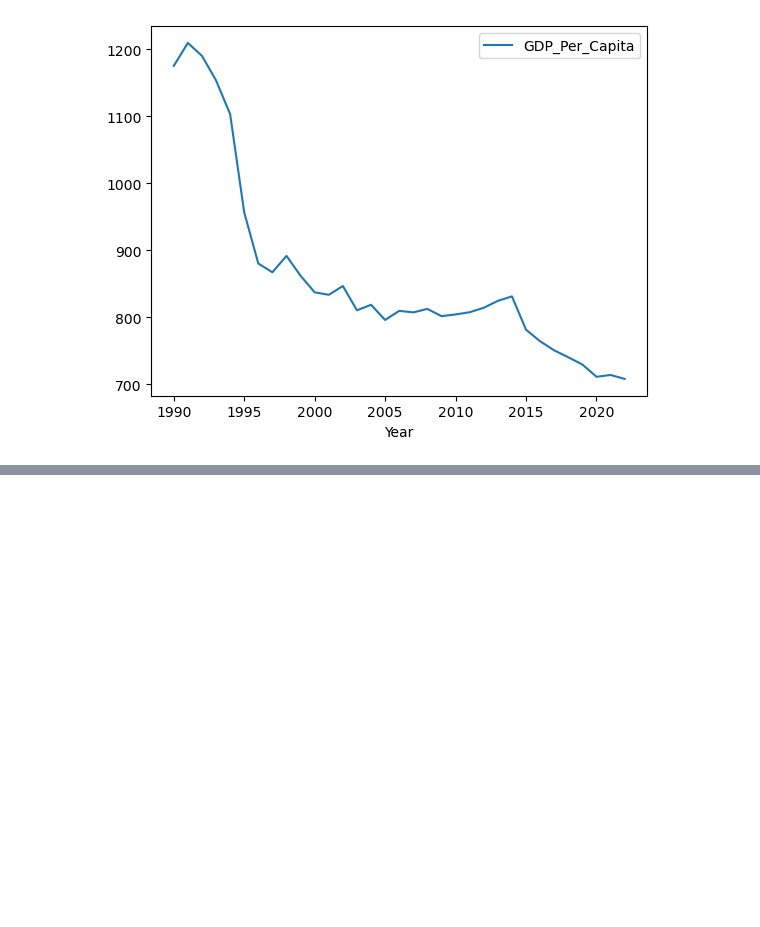
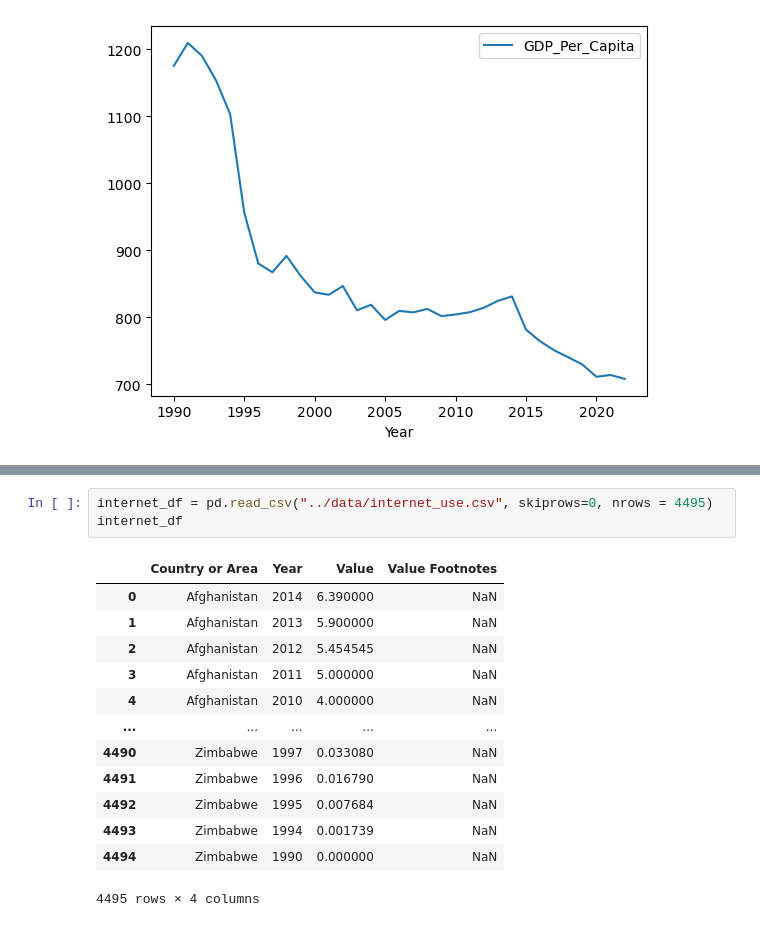
Before and after one commit to NSS-Data-Analytics-Cohort-10/gdp-and-internet-usage-rushichokshi, a Jupyter notebook: notebooks/un_notebook.ipynb, the cells around one changed output, grey strips where cells are left out. Saved outputs shown, nothing was run; the diff lists cells and outputs as text; blank space fills up the shorter version.

```diff
--- a/notebooks/un_notebook.ipynb
+++ b/notebooks/un_notebook.ipynb
@@ -446,0 +492,17 @@ gdp_df
+# %%
+internet_df = pd.read_csv("../data/internet_use.csv", skiprows=0, nrows = 4495)
+internet_df
+# %% [output]
+|  | Country or Area | Year | Value | Value Footnotes |
+| 0 | Afghanistan | 2014 | 6.390000 | NaN |
+| 1 | Afghanistan | 2013 | 5.900000 | NaN |
+| 2 | Afghanistan | 2012 | 5.454545 | NaN |
+| 3 | Afghanistan | 2011 | 5.000000 | NaN |
+| 4 | Afghanistan | 2010 | 4.000000 | NaN |
+| ... | ... | ... | ... | ... |
+| 4490 | Zimbabwe | 1997 | 0.033080 | NaN |
+| 4491 | Zimbabwe | 1996 | 0.016790 | NaN |
+| 4492 | Zimbabwe | 1995 | 0.007684 | NaN |
+| 4493 | Zimbabwe | 1994 | 0.001739 | NaN |
+| 4494 | Zimbabwe | 1990 | 0.000000 | NaN |
+4495 rows × 4 columns
```
Also changed, not shown: parts of 5 cells of this notebook.
